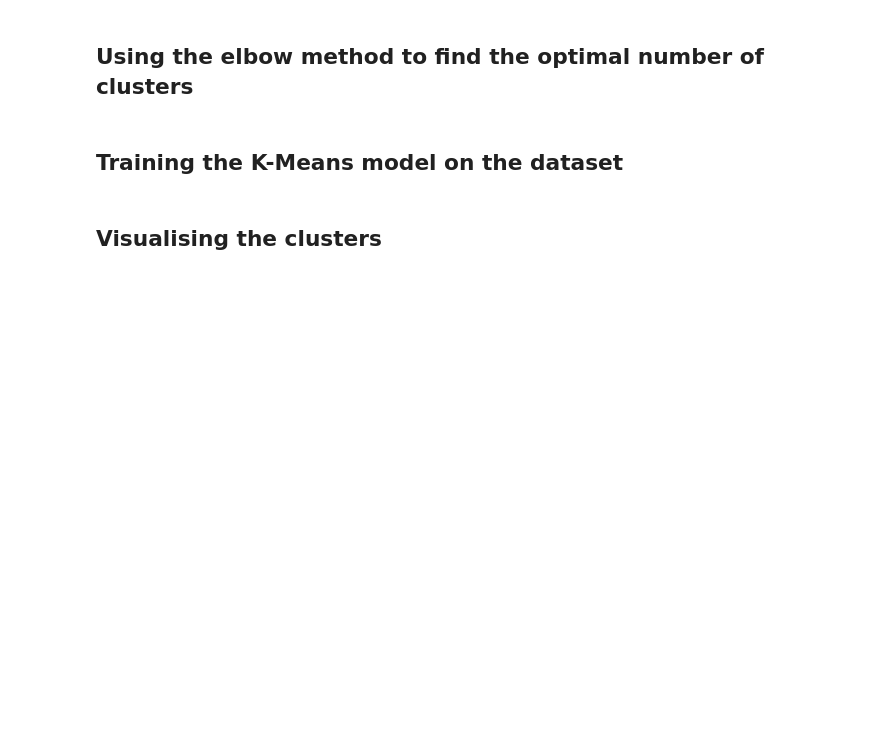
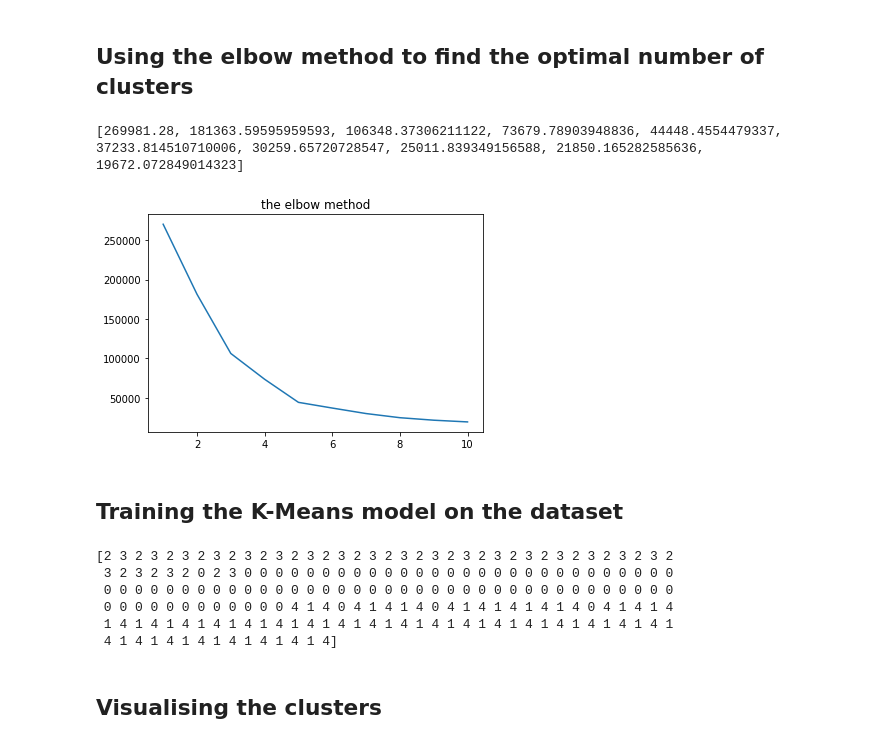
Before and after one commit to ShubhGupta2004/mlLearning, a Jupyter notebook: Copy_of_k_means_clustering.ipynb, the cells around one changed output. Drawn from its saved outputs; the diff is of its cells as text; code cells hidden in the pictures; blank space fills up the shorter version.

```diff
--- a/Copy_of_k_means_clustering.ipynb
+++ b/Copy_of_k_means_clustering.ipynb
@@ -12,4 +12,4 @@ import pandas as pd
 ## Importing the dataset
 # %%
 dataset = pd.read_csv('Mall_Customers.csv');
-x=dataset.iloc[:, 1:4].values
+x=dataset.iloc[:, [3,4]].values
@@ -16,4 +36,24 @@ x=dataset.iloc[:, 1:4].values
 # %% [markdown]
 ## Using the elbow method to find the optimal number of clusters
+# %%
+from sklearn.cluster import KMeans
+#not generating the ibhect of class
+
+wcs =[]
+for i in range(1,11):
+  kmeans = KMeans(n_clusters=i,init='k-means++',random_state=42)
+  #now train the algorithim
+  kmeans.fit(x)
+  wcs.append(kmeans.inertia_)
+# %%
+print(wcs)
+# %% [output]
+[269981.28, 181363.59595959593, 106348.37306211122, 73679.78903948836, 44448.4554479337, 37233.814510710006, 30259.65720728547, 25011.839349156588, 21850.165282585636, 19672.072849014323]
+# %%
+plt.plot(range(1,11),wcs)
+plt.title('the elbow method')
+plt.show()
+# %% [output]
+[figure, added]
 # %% [markdown]
 ## Training the K-Means model on the dataset
@@ -20,2 +65,11 @@ x=dataset.iloc[:, 1:4].values
+# %%
+print(yKmeans)
+# %% [output]
+[2 3 2 3 2 3 2 3 2 3 2 3 2 3 2 3 2 3 2 3 2 3 2 3 2 3 2 3 2 3 2 3 2 3 2 3 2
+ 3 2 3 2 3 2 0 2 3 0 0 0 0 0 0 0 0 0 0 0 0 0 0 0 0 0 0 0 0 0 0 0 0 0 0 0 0
+ 0 0 0 0 0 0 0 0 0 0 0 0 0 0 0 0 0 0 0 0 0 0 0 0 0 0 0 0 0 0 0 0 0 0 0 0 0
+ 0 0 0 0 0 0 0 0 0 0 0 0 4 1 4 0 4 1 4 1 4 0 4 1 4 1 4 1 4 1 4 0 4 1 4 1 4
+ 1 4 1 4 1 4 1 4 1 4 1 4 1 4 1 4 1 4 1 4 1 4 1 4 1 4 1 4 1 4 1 4 1 4 1 4 1
+ 4 1 4 1 4 1 4 1 4 1 4 1 4 1 4]
 # %% [markdown]
 ## Visualising the clusters
```
Also changed, not shown: parts of 3 cells of this notebook.
